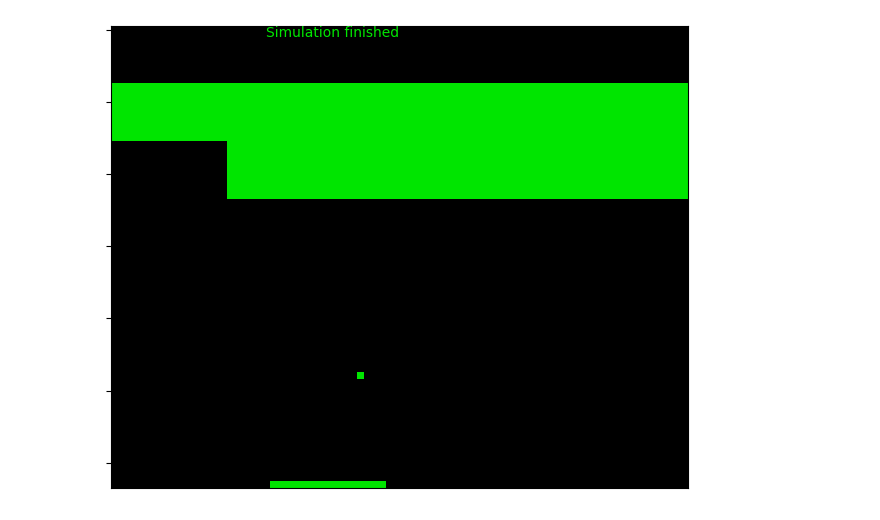
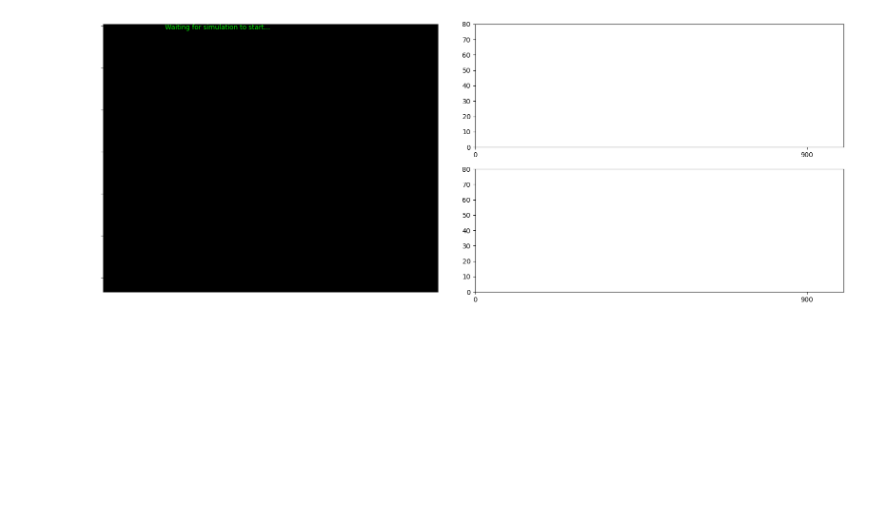
Before and after one commit to SpiNNakerManchester/SpiNNGym, a Jupyter notebook: examples/breakout/Automated.ipynb, the cells around one changed output. Cells and saved outputs as stored; diff of their text form; code cells hidden in the pictures; blank space fills up the shorter version.

Commit message:
Starting to add raster plots

```diff
--- a/examples/breakout/Automated.ipynb
+++ b/examples/breakout/Automated.ipynb
@@ -1,17 +1,17 @@
 # %%
 import spynnaker8 as p
 from spinn_gym.games.breakout.visualise_jupyter import jupyter_visualiser
 from spinn_gym.games.breakout.automated_breakout import (
     AutomatedBreakout, X_RES, X_SCALE, Y_RES, Y_SCALE)
 
 # ----------------------------------------------------------------------------------------------------------------------
 # Initialise Simulation and Parameters
 # ----------------------------------------------------------------------------------------------------------------------
 breakout = AutomatedBreakout()
 
 # ----------------------------------------------------------------------------------------------------------------------
 # Configure Visualiser
 # ----------------------------------------------------------------------------------------------------------------------
-jupyter_visualiser(breakout, X_RES, X_SCALE, Y_RES, Y_SCALE)
+jupyter_visualiser(breakout, X_RES, X_SCALE, Y_RES, Y_SCALE, [breakout.paddle_pop, breakout.ball_pop])
 # %% [output]
-[figure, old version]
+[figure, new version]
```
Also changed, not shown: parts of 2 cells of this notebook, 7 other files.
